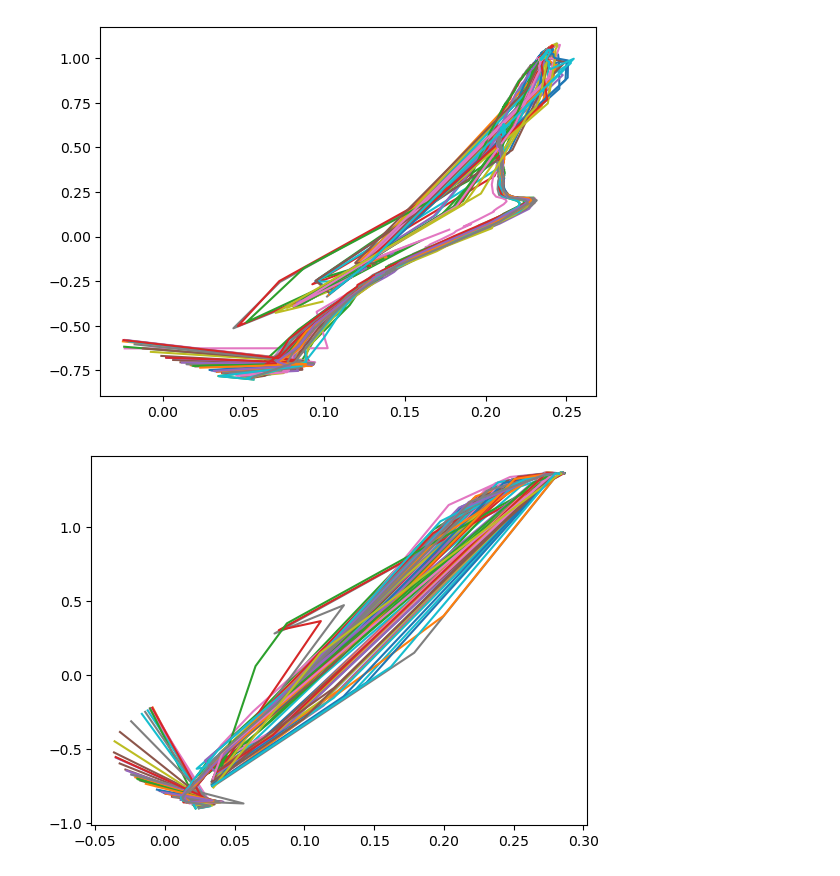
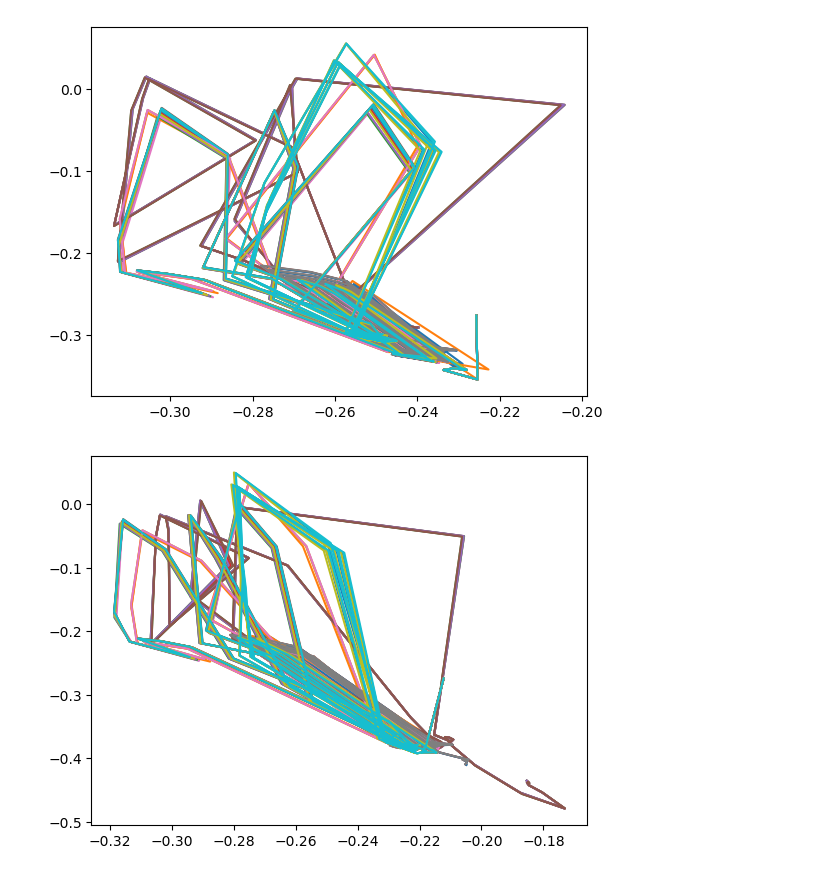
Before and after one commit to gerome-andry/RNN-dynamics, a Jupyter notebook: test.ipynb, the cells around one changed output. Saved outputs shown, nothing was run; the diff lists cells and outputs as text; code cells hidden in the pictures.

```diff
--- a/test.ipynb
+++ b/test.ipynb
@@ -72,7 +44,0 @@ torch.Size([1000000, 64])
-# %%
-with torch.no_grad():
-    data = CopyFirstInput.get_batch(1, 300)
-
-    traj = rnn(data.to(CONFIG['device']))[0]
-    prediction = decoder(traj)
-    CopyFirstInput.show_pred(prediction[0].cpu(), data[0])
@@ -118,36 +151,58 @@ class LowDimProj(nn.Module):
         return Loss(self.decode(z),x) + w*z.norm()
 
 
-trajNet = LowDimProj(64, 2, (64,32,16,8)).to(CONFIG['device'])
+trajNet = LowDimProj(mask.sum(), 2, (64,32,16,8)).to(CONFIG['device'])
 epoch = 2048
 batch = 512
-optim = torch.optim.AdamW(trajNet.parameters(), lr=1e-3, weight_decay=1e-4)
+optim = torch.optim.AdamW(trajNet.parameters(), lr=1e-4, weight_decay=1e-4)
 evaluate = 1024
 data_eval = CopyFirstInput.get_batch(10, 300).to(CONFIG['device'])
 with torch.no_grad():
-    data_eval = rnn(data_eval)[0]
+    data_eval = rnn(data_eval)[0][:,:,mask]
 # %%
+# for e in (pbar := trange(epoch)):
+#     trajNet.train()
+#     with torch.no_grad():
+#         data = CopyFirstInput.get_batch(batch, 100)
+
+#         traj = rnn(data.to(CONFIG['device']))[0]
+
+#     l = trajNet.loss(traj,w=0)
+#     pbar.set_description(str(l.item()))
+#     l.backward()
+#     optim.step()
+#     optim.zero_grad()
+
+#     if (e % evaluate) == 0:
+#         trajNet.eval()
+#         with torch.no_grad():
+#             proj = trajNet.encode(data_eval)
+#             for p in proj:
+#                 plt.plot(p[:,0].cpu(),p[:,1].cpu())
+#             plt.show()
+
 for e in (pbar := trange(epoch)):
     trajNet.train()
     with torch.no_grad():
-        data = CopyFirstInput.get_batch(batch, 100)
+        data,_ = FreqDiscr.get_batch(batch)
 
-        traj = rnn(data.to(CONFIG['device']))[0]
+        traj = rnn(data.to(CONFIG['device']))[0][:,:,mask]
+        traj -= traj.mean(dim=-2,keepdim=True)
 
     l = trajNet.loss(traj,w=0)
     pbar.set_description(str(l.item()))
     l.backward()
     optim.step()
     optim.zero_grad()
 
     if (e % evaluate) == 0:
         trajNet.eval()
         with torch.no_grad():
             proj = trajNet.encode(data_eval)
             for p in proj:
                 plt.plot(p[:,0].cpu(),p[:,1].cpu())
             plt.show()
 # %% [output]
-[figure, old version]
+[figure, new version]
-[figure, old version]
+[figure, new version]
 # %%
```
Also changed, not shown: parts of 5 cells of this notebook, 2 other files.
